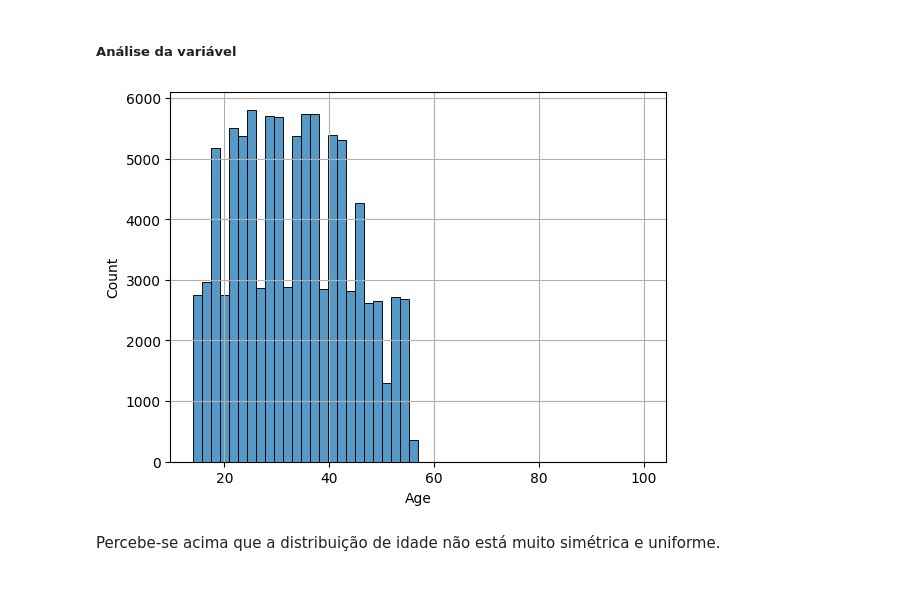
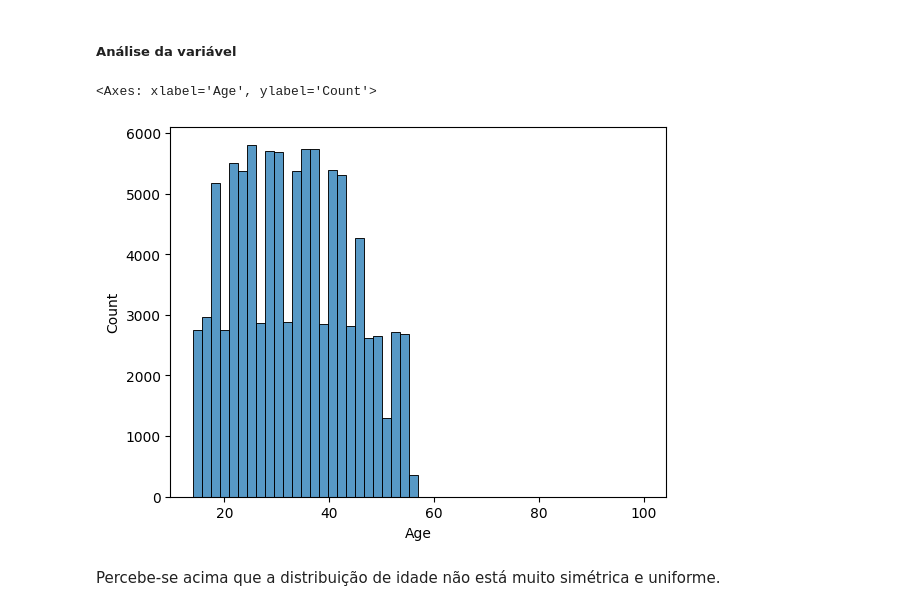
Before and after one commit to deborabmfreitas/credit-score-prediction, a Jupyter notebook: 1.exploratory-data-analysis.ipynb, the cells around one changed output. Drawn from its saved outputs; the diff is of its cells as text; code cells hidden in the pictures.

```diff
--- a/1.exploratory-data-analysis.ipynb
+++ b/1.exploratory-data-analysis.ipynb
@@ -749,10 +806,10 @@ age_hist.loc[(age_hist['Age'] < 0) | (age_hist['Age'] > 100), 'Age'] = np.nan
 # %%
 # Distribuição de idades
 
 sns.histplot(data=age_hist, x='Age',bins=50)
-plt.grid()
 # %% [output]
+<Axes: xlabel='Age', ylabel='Count'>
-[figure, old version]
+[figure, new version]
 # %% [markdown]
 Percebe-se acima que a distribuição de idade não está muito simétrica e uniforme.
 # %%
```
Also changed, not shown: parts of 28 cells of this notebook.
